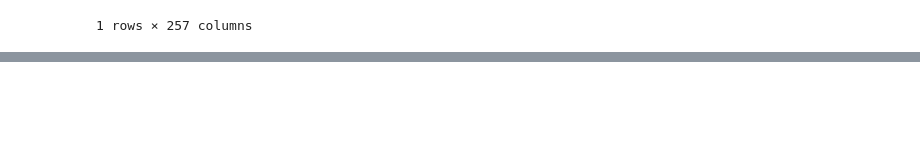
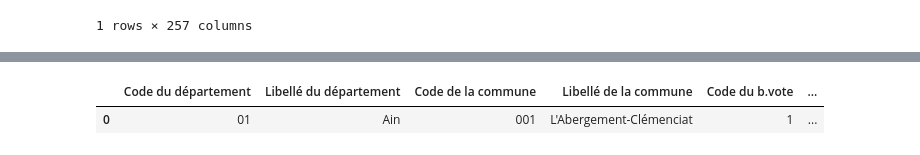
Before and after one commit to christian235711/IRIS_BV, a Jupyter notebook: BV_clean_31_08.ipynb, the cells around one changed output, grey strips where cells are left out. Drawn from its saved outputs; the diff is of its cells as text; code cells hidden in the pictures; blank space fills up the shorter version.

Commit message:
final version 2

```diff
--- a/BV_clean_31_08.ipynb
+++ b/BV_clean_31_08.ipynb
@@ -876,0 +872,2 @@ bv_euro
+# %%
+pd.set_option("display.max_columns",300)
@@ -876,0 +885,2 @@ bv_euro
+# %%
+bv_euro_version2 = bv_euro.copy()
@@ -876,0 +891,11 @@ bv_euro
+# %%
+k=0
+new_list_bv_euro =[]
+for i in range(len(bv_euro_version2.columns)):
+
+    if (i == (20+7*k))&(bv_euro_version2.columns[i]!="CHR_CODE"):
+        print(bv_euro_version2.columns[i])
+        k= k+1
+    else:
+        ew_list_bv_euro = new_list_bv_euro.append(bv_euro_version2.columns[i])
+new_list_bv_euro
@@ -876,0 +941,5 @@ bv_euro
+# %%
+bv_euro[new_list_bv_euro].head(1)
+# %% [output]
+|  | Code du département | Libellé du département | Code de la commune | Libellé de la commune | Code du b.vote | ... |
+| 0 | 01 | Ain | 001 | L'Abergement-Clémenciat | 1 | ... |
```
Also changed, not shown: parts of 84 cells of this notebook.
